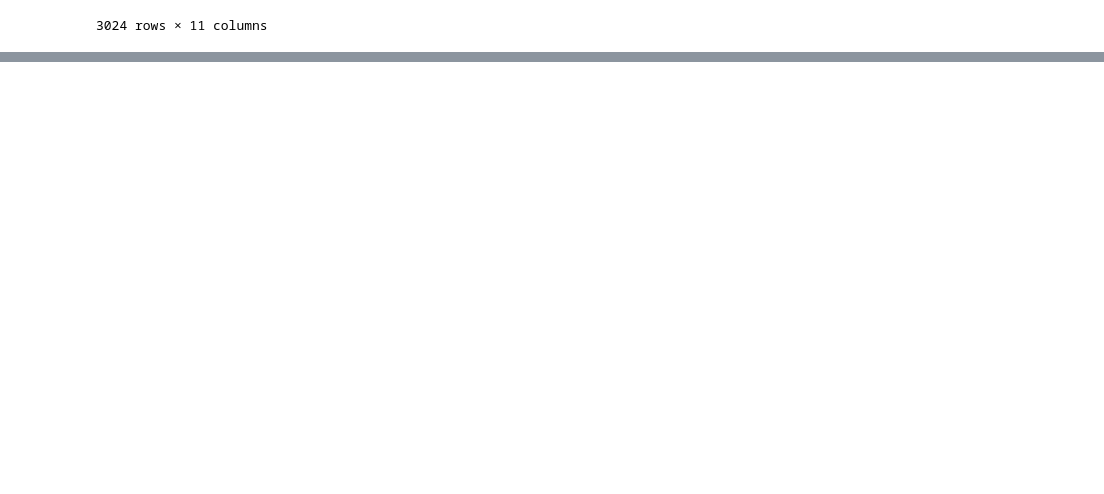
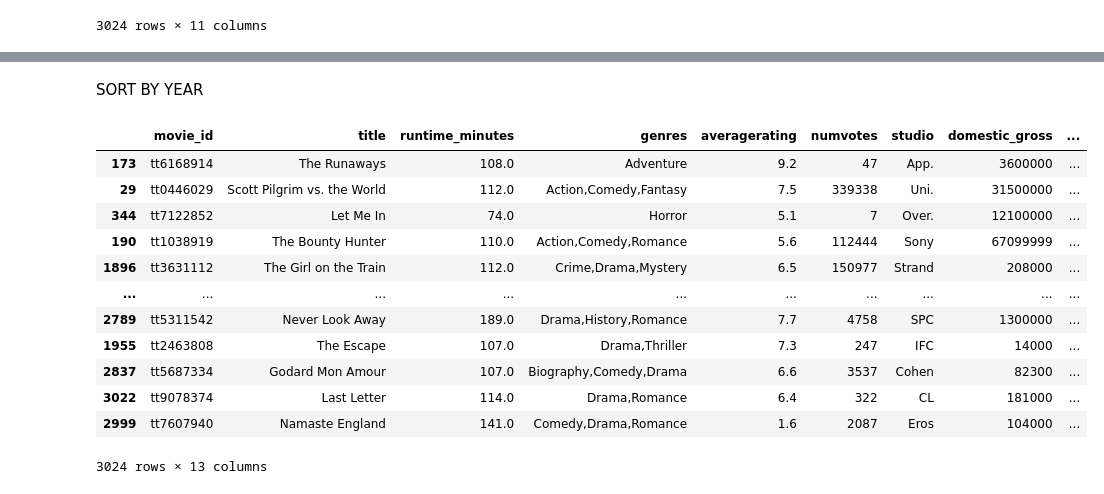
Before and after one commit to bedankibunja/microsoft-movies-project, a Jupyter notebook: student.ipynb, the cells around one changed output, grey strips where cells are left out. Drawn from its saved outputs; the diff is of its cells as text; code cells hidden in the pictures; blank space fills up the shorter version.

```diff
--- a/student.ipynb
+++ b/student.ipynb
@@ -388,0 +510,19 @@ merged1_movies
+# %% [markdown]
+SORT BY YEAR
+# %%
+highest_rated = highest_rated.sort_values('year',ascending=True)
+highest_rated
+# %% [output]
+|  | movie_id | title | runtime_minutes | genres | averagerating | numvotes | studio | domestic_gross | ... |
+| 173 | tt6168914 | The Runaways | 108.0 | Adventure | 9.2 | 47 | App. | 3600000 | ... |
+| 29 | tt0446029 | Scott Pilgrim vs. the World | 112.0 | Action,Comedy,Fantasy | 7.5 | 339338 | Uni. | 31500000 | ... |
+| 344 | tt7122852 | Let Me In | 74.0 | Horror | 5.1 | 7 | Over. | 12100000 | ... |
+| 190 | tt1038919 | The Bounty Hunter | 110.0 | Action,Comedy,Romance | 5.6 | 112444 | Sony | 67099999 | ... |
+| 1896 | tt3631112 | The Girl on the Train | 112.0 | Crime,Drama,Mystery | 6.5 | 150977 | Strand | 208000 | ... |
+| ... | ... | ... | ... | ... | ... | ... | ... | ... | ... |
+| 2789 | tt5311542 | Never Look Away | 189.0 | Drama,History,Romance | 7.7 | 4758 | SPC | 1300000 | ... |
+| 1955 | tt2463808 | The Escape | 107.0 | Drama,Thriller | 7.3 | 247 | IFC | 14000 | ... |
+| 2837 | tt5687334 | Godard Mon Amour | 107.0 | Biography,Comedy,Drama | 6.6 | 3537 | Cohen | 82300 | ... |
+| 3022 | tt9078374 | Last Letter | 114.0 | Drama,Romance | 6.4 | 322 | CL | 181000 | ... |
+| 2999 | tt7607940 | Namaste England | 141.0 | Comedy,Drama,Romance | 1.6 | 2087 | Eros | 104000 | ... |
+3024 rows × 13 columns
```
Also changed, not shown: parts of 14 cells of this notebook.
